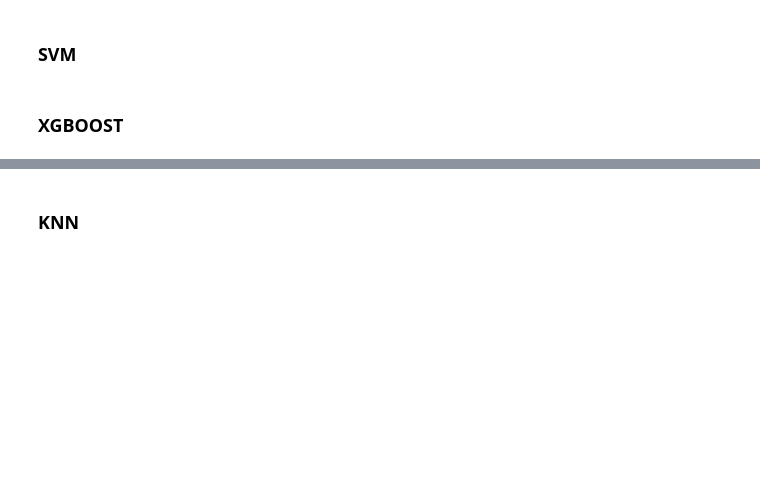
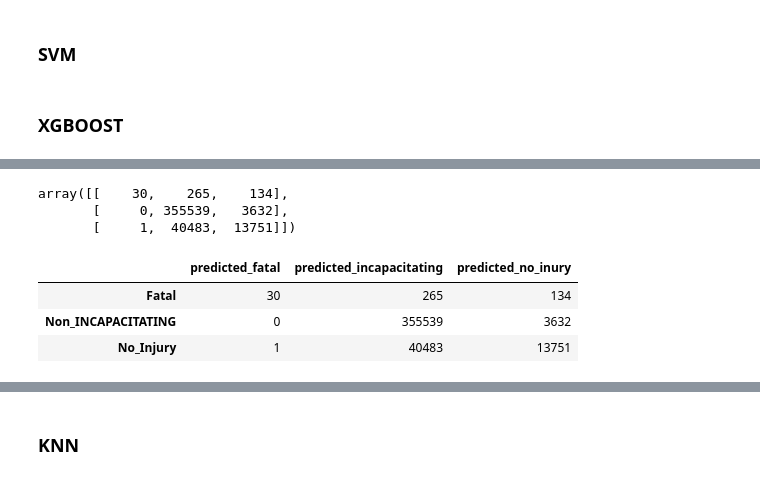
Before and after one commit to alexcasey92/Crash-Severity-Prediction, a Jupyter notebook: technical_notebook.ipynb, the cells around one changed output, grey strips where cells are left out. Drawn from its saved outputs; the diff is of its cells as text; code cells hidden in the pictures; blank space fills up the shorter version.

Commit message:
Model tuning

```diff
--- a/technical_notebook.ipynb
+++ b/technical_notebook.ipynb
@@ -1059,4 +1196,4 @@ model2.fit(X_train1, y_train1)
 # %%
-training_preds = model2.predict(X_train)
+training_preds = model2.predict(X_train1)
 # %%
 print(classification_report(y_train1, training_preds))
@@ -1062,0 +1210,16 @@ print(classification_report(y_train1, training_preds))
+# %%
+confusion_matrix(y_train1, training_preds)
+# %% [output]
+array([[    30,    265,    134],
+       [     0, 355539,   3632],
+       [     1,  40483,  13751]])
+# %%
+confmtrx = np.array(confusion_matrix(y_train1, training_preds))
+# %%
+pd.DataFrame(confmtrx, index=['Fatal', 'Non_INCAPACITATING', 'No_Injury'],
+columns=['predicted_fatal', 'predicted_incapacitating','predicted_no_inury'])
+# %% [output]
+|  | predicted_fatal | predicted_incapacitating | predicted_no_inury |
+| Fatal | 30 | 265 | 134 |
+| Non_INCAPACITATING | 0 | 355539 | 3632 |
+| No_Injury | 1 | 40483 | 13751 |
```
Also changed, not shown: parts of 46 cells of this notebook, 1 other file.
